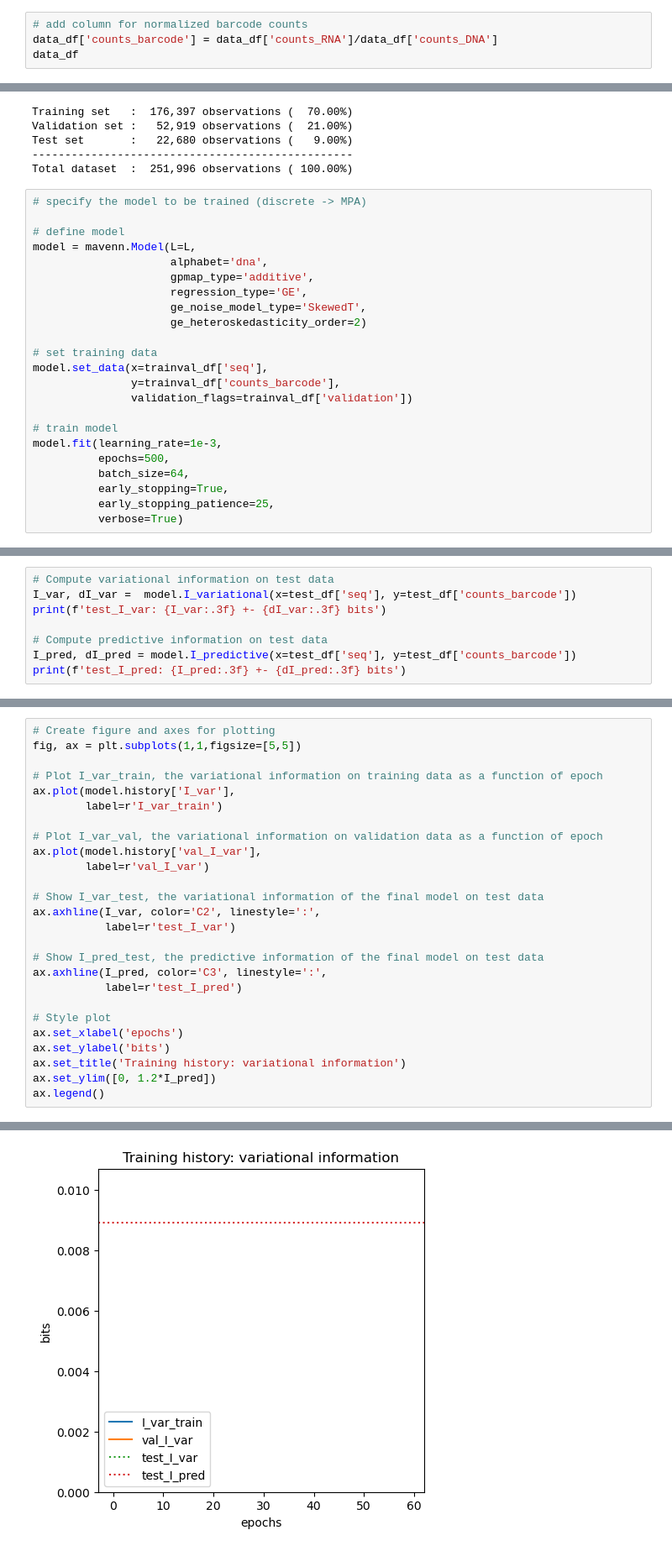
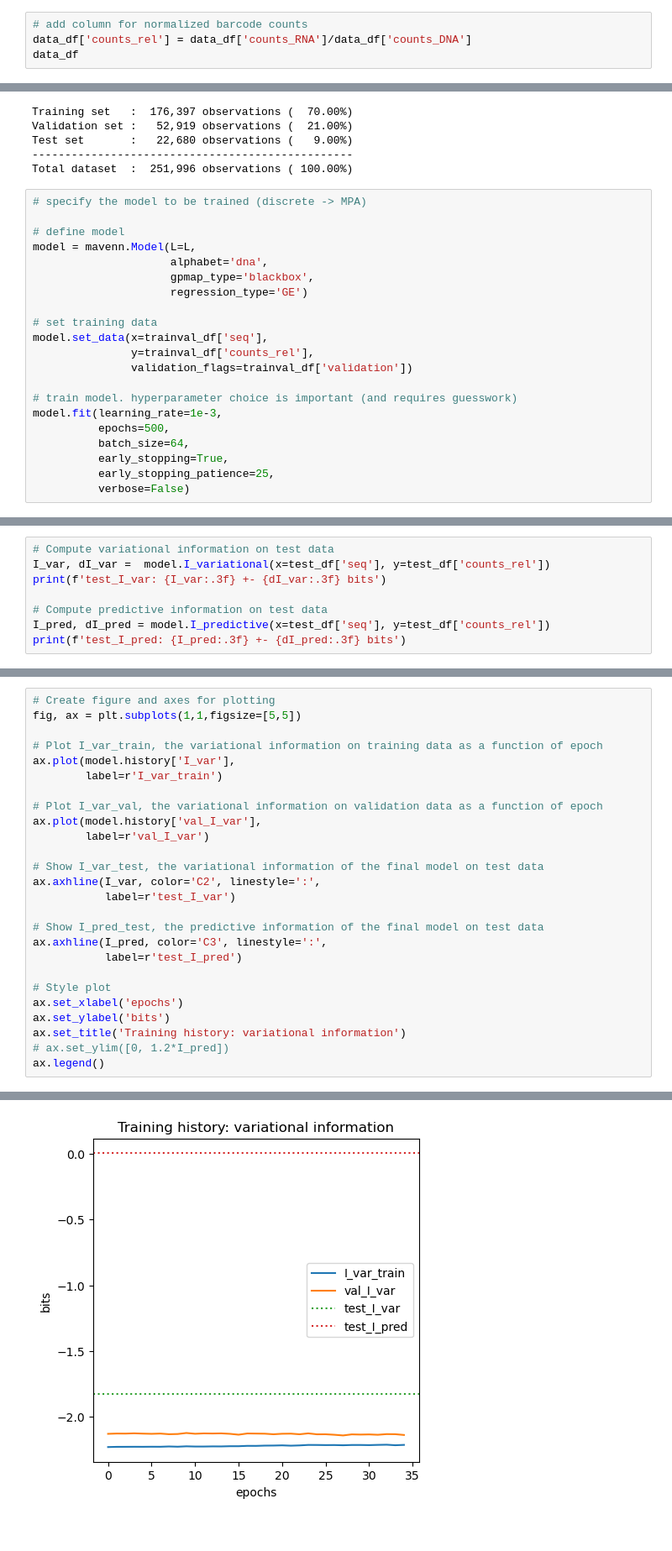
Before and after one commit to RPGroup-PBoC/regseq_analysis, a Jupyter notebook: kian.ipynb, the cells around one changed output, grey strips where cells are left out. Shown at 84% size. Drawn from its saved outputs; the diff is of its cells as text.

```diff
--- a/kian.ipynb
+++ b/kian.ipynb
@@ -37,6 +44,6 @@ for i in data_df.loc[:,'seq_len']:
 sequence length is 160 bp
 # %%
 # add column for normalized barcode counts
-data_df['counts_barcode'] = data_df['counts_RNA']/data_df['counts_DNA']
+data_df['counts_rel'] = data_df['counts_RNA']/data_df['counts_DNA']
 data_df
 # %% [output]
@@ -113,23 +120,21 @@ Total dataset  :  251,996 observations ( 100.00%)
 # define model
 model = mavenn.Model(L=L,
                      alphabet='dna',
-                     gpmap_type='additive',
-                     regression_type='GE',
-                     ge_noise_model_type='SkewedT',
-                     ge_heteroskedasticity_order=2)
+                     gpmap_type='blackbox',
+                     regression_type='GE')
 
 # set training data
 model.set_data(x=trainval_df['seq'],
-               y=trainval_df['counts_barcode'],
+               y=trainval_df['counts_rel'],
                validation_flags=trainval_df['validation'])
 
-# train model
+# train model. hyperparameter choice is important (and requires guesswork)
 model.fit(learning_rate=1e-3,
           epochs=500,
           batch_size=64,
           early_stopping=True,
           early_stopping_patience=25,
-          verbose=True)
+          verbose=False)
 # %% [output]
 N = 229,316 observations set as training data.
 Using 23.1% for validation.
@@ -151,10 +145,10 @@ Training time: 275.8 seconds
 <keras.callbacks.History at 0x...>
 # %%
 # Compute variational information on test data
-I_var, dI_var =  model.I_variational(x=test_df['seq'], y=test_df['counts_barcode'])
+I_var, dI_var =  model.I_variational(x=test_df['seq'], y=test_df['counts_rel'])
 print(f'test_I_var: {I_var:.3f} +- {dI_var:.3f} bits')
 
 # Compute predictive information on test data
-I_pred, dI_pred = model.I_predictive(x=test_df['seq'], y=test_df['counts_barcode'])
+I_pred, dI_pred = model.I_predictive(x=test_df['seq'], y=test_df['counts_rel'])
 print(f'test_I_pred: {I_pred:.3f} +- {dI_pred:.3f} bits')
 # %% [output]
@@ -187,32 +177,32 @@ dict_keys(['loss', 'I_var', 'val_loss', 'val_I_var'])
 # %%
 # Create figure and axes for plotting
 fig, ax = plt.subplots(1,1,figsize=[5,5])
 
 # Plot I_var_train, the variational information on training data as a function of epoch
 ax.plot(model.history['I_var'],
         label=r'I_var_train')
 
 # Plot I_var_val, the variational information on validation data as a function of epoch
 ax.plot(model.history['val_I_var'],
         label=r'val_I_var')
 
 # Show I_var_test, the variational information of the final model on test data
 ax.axhline(I_var, color='C2', linestyle=':',
            label=r'test_I_var')
 
 # Show I_pred_test, the predictive information of the final model on test data
 ax.axhline(I_pred, color='C3', linestyle=':',
            label=r'test_I_pred')
 
 # Style plot
 ax.set_xlabel('epochs')
 ax.set_ylabel('bits')
 ax.set_title('Training history: variational information')
-ax.set_ylim([0, 1.2*I_pred])
+# ax.set_ylim([0, 1.2*I_pred])
 ax.legend()
 # %% [output]
 <matplotlib.legend.Legend at 0x...>
-[figure, old version]
+[figure, new version]
 # %%
 # Create figure and axes for plotting
 fig, ax = plt.subplots(1,1,figsize=[5,5])
```
Also changed, not shown: parts of 12 cells of this notebook, 20 other files.
